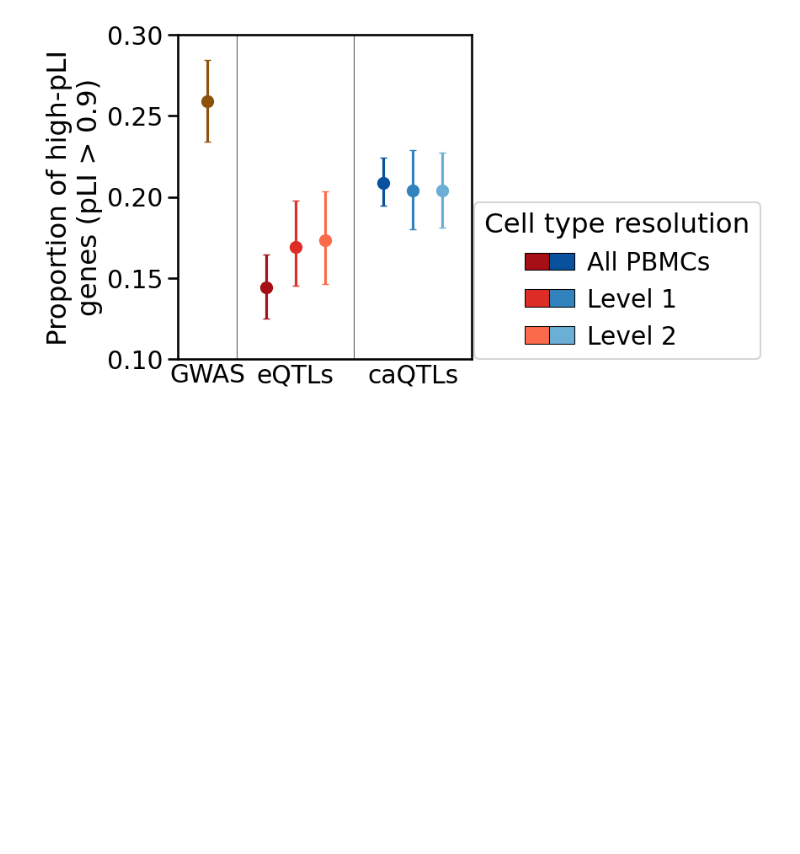
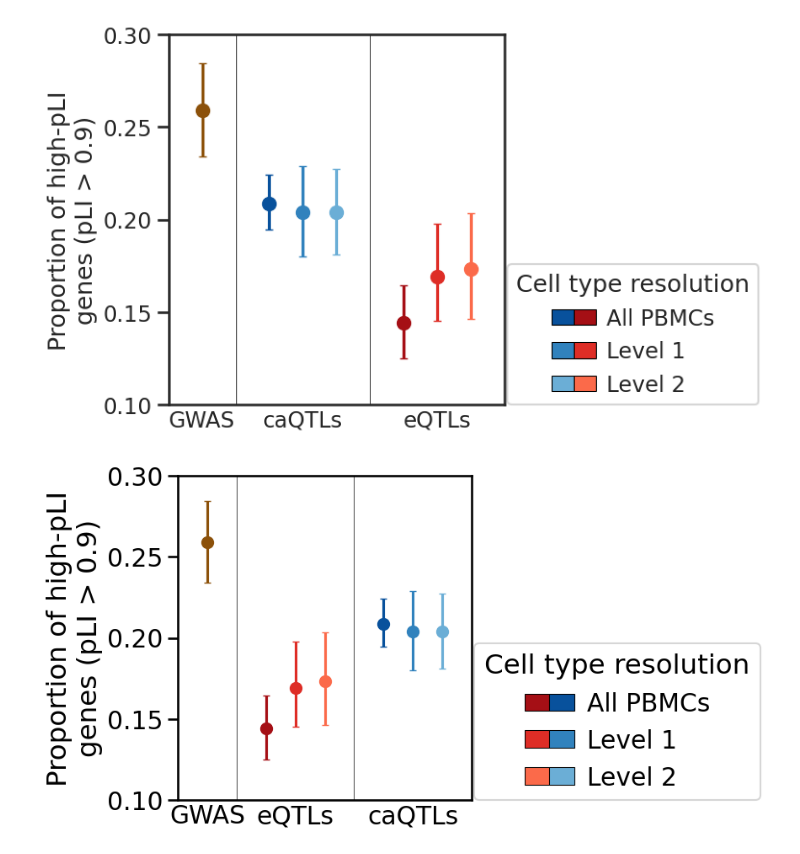
Before and after one commit to yelabucsf/icc_paper, a Jupyter notebook: analysis/QTL_analysis/qtl_properties_mostafavi/plot_results.ipynb, the cells around one changed output. Cells and saved outputs as stored; diff of their text form; code cells hidden in the pictures; blank space fills up the shorter version.

```diff
--- a/analysis/QTL_analysis/qtl_properties_mostafavi/plot_results.ipynb
+++ b/analysis/QTL_analysis/qtl_properties_mostafavi/plot_results.ipynb
@@ -164 +276,67 @@ See the caveats in the documentation: https://pandas.pydata.org/pandas-docs/stab
+# %%
+###new ordering###
+###updated ordering: GWAS -> caQTL -> eQTL###
+plot_df = basic_results[basic_results["annot"] == "prop_HI"]
+# remove matched variants
+plot_df = plot_df.loc[~plot_df["cat"].str.contains("matched")]
+
+# Reorder the dataframe rows to match the desired plot order: GWAS, then caQTL rows, then eQTL rows
+# Assuming the original order in basic_results was GWAS, eQTL (3 rows), caQTL (3 rows)
+plot_df = pd.concat([
+    plot_df.iloc[[0]],           # GWAS
+    plot_df.iloc[4:7],           # caQTLs
+    plot_df.iloc[1:4]            # eQTLs
+]).reset_index(drop=True)
+
+plot_df["x"] = [0, 0.1, 0.15, 0.2, 0.3, 0.35, 0.4]
+plot_df["color"] = [
+    colors["GWAS"],
+    colors["caQTL"]["Cohort"], colors["caQTL"]["L1_manual"], colors["caQTL"]["L2_manual"],
+    colors["eQTL"]["Cohort"], colors["eQTL"]["L1_manual"], colors["eQTL"]["L2_manual"]
+]
+plot_df["marker"] = "o"
+plot_df["alpha"] = 1
+plot_df.loc[plot_df["cat"].str.contains("matched"), "marker"] = "v"
+plot_df.loc[plot_df["cat"].str.contains("matched"), "alpha"] = 0.3
+
+fig, ax = plt.subplots(figsize=(4.5, 5))
+for i, row in plot_df.iterrows():
+    plt.errorbar(row["x"], row["mean"],
+                 yerr=np.abs(row[["lower", "upper"]].T.values - row["mean"]).reshape(-1, 1),
+                 marker=row["marker"], alpha=row["alpha"], color=row["color"],
+                 markersize=10, capsize=3, linestyle="none")
+
+plt.vlines(0.05, 0.1, 0.3, color="black", linewidth=0.5)
+plt.vlines(0.25, 0.1, 0.3, color="black", linewidth=0.5)
+plt.ylim(0.1, 0.3)
+plt.xlim(-0.05, 0.45)
+
+plt.yticks(np.arange(0.1, 0.31, 0.05))
+# Swapped the tick labels for the last two groups
+plt.xticks([0, 0.15, 0.35], ["GWAS", "caQTLs", "eQTLs"])
+ax.tick_params(axis='x', which='both', length=0)
+
+plt.ylabel("Proportion of high-pLI\ngenes (pLI > 0.9)")
+plt.xlabel("")
+
+# Update legend handles to match the new visual order (caQTL first, then eQTL)
+pa1 = Patch(facecolor=colors["eQTL"]["Cohort"], edgecolor='black', linewidth=0.75)
+pa2 = Patch(facecolor=colors["caQTL"]["Cohort"], edgecolor='black', linewidth=0.75)
+
+pb1 = Patch(facecolor=colors["eQTL"]["L1_manual"], edgecolor='black', linewidth=0.75)
+pb2 = Patch(facecolor=colors["caQTL"]["L1_manual"], edgecolor='black', linewidth=0.75)
+
+pc1 = Patch(facecolor=colors["eQTL"]["L2_manual"], edgecolor='black', linewidth=0.75)
+pc2 = Patch(facecolor=colors["caQTL"]["L2_manual"], edgecolor='black', linewidth=0.75)
+
+# Swapping the handle order in the legend: [caQTL patches, eQTL patches]
+plt.legend(handles=[pa2, pb2, pc2, pa1, pb1, pc1],
+           labels=['', '', '', 'All PBMCs','Level 1',  'Level 2'],
+           ncol=2, handletextpad=0.5, handlelength=1.0, columnspacing=-0.5,
+           loc=(1.01, 0), title="Cell type resolution")
+
+plt.savefig(f"{data_dir}/figures/prop_high_pLI_no_matched_swapped.pdf", dpi=300, bbox_inches="tight")
+plt.savefig(f"{data_dir}/figures/prop_high_pLI_no_matched_swapped.png", dpi=300, bbox_inches="tight")
+# %% [output]
+[figure, added]
 # %%
```
Also changed, not shown: parts of 14 cells of this notebook.
